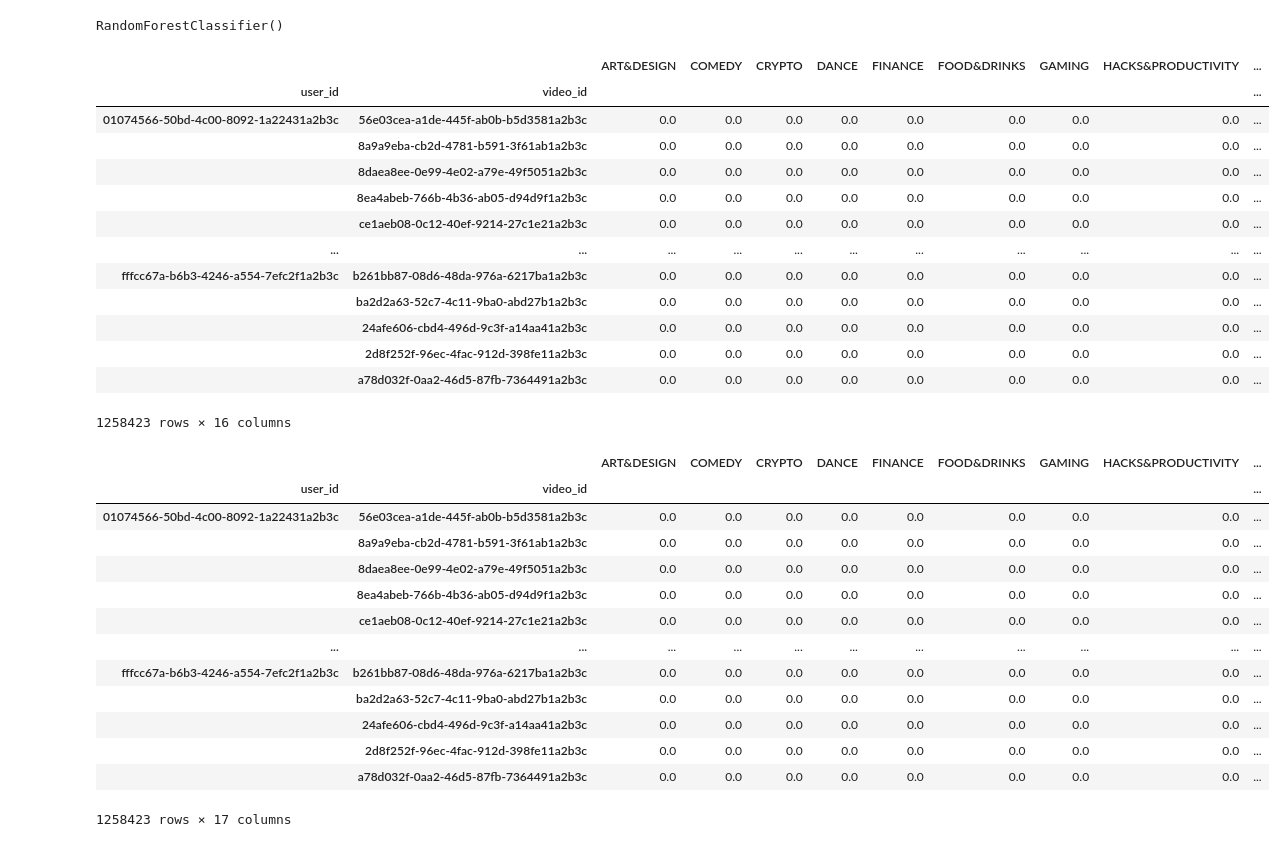
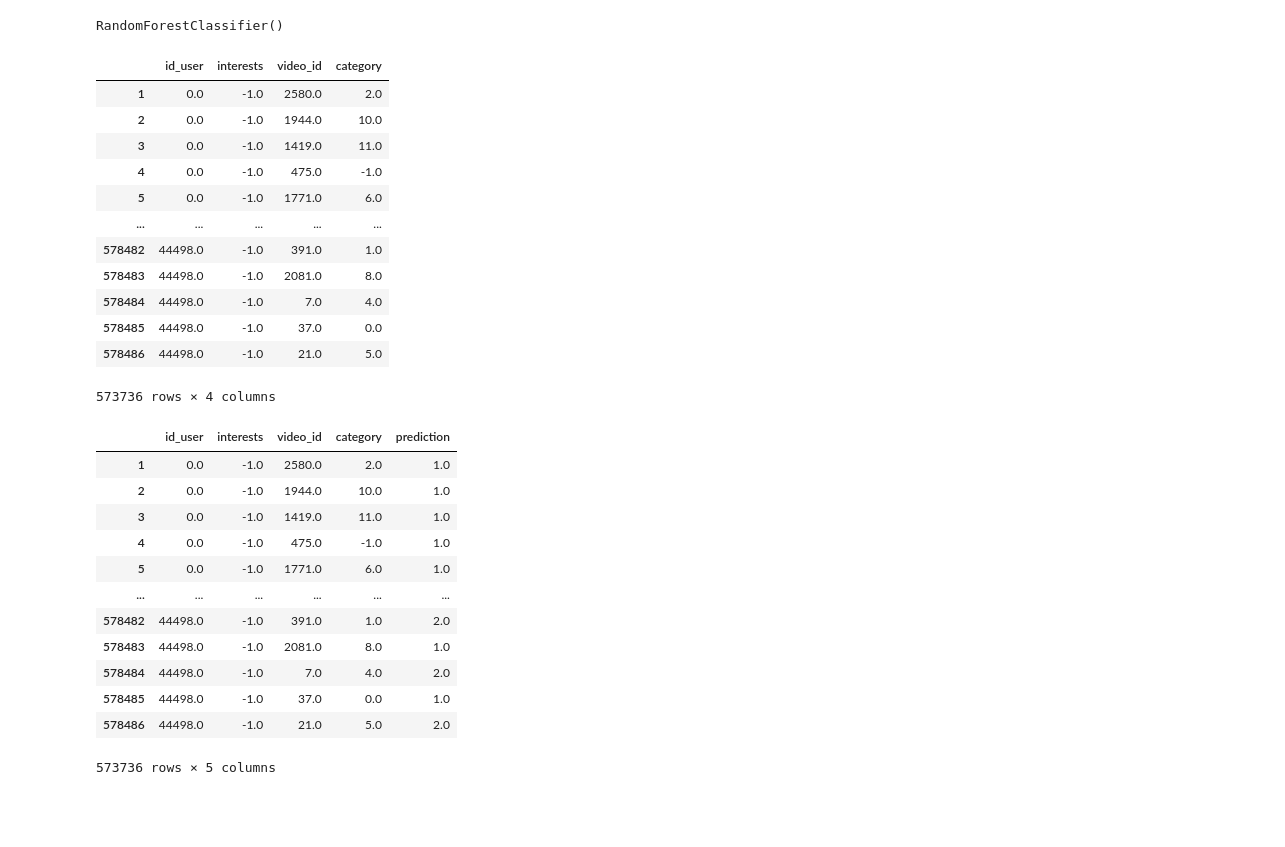
Before and after one commit to lozhaowei/NUS_Capstone_Team18, a Jupyter notebook: src/video_recommend/Untitled.ipynb, the cells around one changed output. Drawn from its saved outputs; the diff is of its cells as text; code cells hidden in the pictures; blank space fills up the shorter version.

```diff
--- a/src/video_recommend/Untitled.ipynb
+++ b/src/video_recommend/Untitled.ipynb
@@ -53,4 +68,4 @@ upvotes_df
 # %%
-upvotes_df = upvotes_df.merge(video_df[["id", "season_id", "created_at"]], left_on="video_id", right_on="id", how="left", suffixes=["_upvote", "_video"])
-upvotes_df
+df = df.merge(video_df[["id", "season_id", "created_at"]], left_on="video_id", right_on="id", how="left", suffixes=["_user", "_video"])
+df
 # %% [output]
@@ -70,4 +85,4 @@ upvotes_df
 # %%
-upvotes_category_df = upvotes_df.merge(season_df[["id", "category"]], left_on="season_id", right_on="id", how="left", suffixes=["_video", "_season"])
-upvotes_category_df
+df = df.merge(season_df[["id", "category"]], left_on="season_id", right_on="id", how="left")
+df
 # %% [output]
@@ -204,5 +102,5 @@ interaction_df
 # %%
-end_date = interaction_df["created_at"].max() - timedelta(weeks=2)
-train = interaction_df[interaction_df["created_at"] < end_date].drop(columns="created_at")
+end_date = df["created_at"].max() - timedelta(weeks=2)
+train = df[df["created_at"] < end_date][["id_user", "interests", "video_id", "category", "upvotes"]]
 train
 # %% [output]
@@ -223,6 +120,6 @@ train
 # %%
 enc = OrdinalEncoder(encoded_missing_value=-1)
-enc.fit(interaction_df["category"].to_frame())
-train["category"] = enc.transform(train["category"].to_frame())
+enc.fit(df[["id_user", "interests", "video_id", "category"]])
+train[["id_user", "interests", "video_id", "category"]] = enc.transform(train[["id_user", "interests", "video_id", "category"]])
 train
 # %% [output]
@@ -246,40 +142,40 @@ model.fit(train.loc[:, train.columns != "interaction"], train["interaction"])
 # %% [output]
 RandomForestClassifier()
 # %%
-test = interaction_df[interaction_df["created_at"] >= end_date].drop(columns="created_at")
-test["category"] = enc.transform(test["category"].to_frame())
+test_upvotes = df[df["created_at"] >= end_date][["id_user", "interests", "video_id", "category", "upvotes"]]
+test = df[["id_user", "interests"]].drop_duplicates("id_user").merge(df[["video_id", "category"]].drop_duplicates("category"), how="cross")
+test = pd.DataFrame(enc.transform(test), columns=test.columns)
+test = pd.merge(test, train[["id_user", "interests", "video_id", "category"]], indicator=True, how='outer').query('_merge=="left_only"').drop('_merge', axis=1)
 test
 # %% [output]
-|  |  | ART&DESIGN | COMEDY | CRYPTO | DANCE | FINANCE | FOOD&DRINKS | GAMING | HACKS&PRODUCTIVITY | ... |
-| user_id | video_id |  |  |  |  |  |  |  |  | ... |
-| 01074566-50bd-4c00-8092-1a22431a2b3c | 56e03cea-a1de-445f-ab0b-b5d3581a2b3c | 0.0 | 0.0 | 0.0 | 0.0 | 0.0 | 0.0 | 0.0 | 0.0 | ... |
-|  | 8a9a9eba-cb2d-4781-b591-3f61ab1a2b3c | 0.0 | 0.0 | 0.0 | 0.0 | 0.0 | 0.0 | 0.0 | 0.0 | ... |
-|  | 8daea8ee-0e99-4e02-a79e-49f5051a2b3c | 0.0 | 0.0 | 0.0 | 0.0 | 0.0 | 0.0 | 0.0 | 0.0 | ... |
-|  | 8ea4abeb-766b-4b36-ab05-d94d9f1a2b3c | 0.0 | 0.0 | 0.0 | 0.0 | 0.0 | 0.0 | 0.0 | 0.0 | ... |
-|  | ce1aeb08-0c12-40ef-9214-27c1e21a2b3c | 0.0 | 0.0 | 0.0 | 0.0 | 0.0 | 0.0 | 0.0 | 0.0 | ... |
-| ... | ... | ... | ... | ... | ... | ... | ... | ... | ... | ... |
-| fffcc67a-b6b3-4246-a554-7efc2f1a2b3c | b261bb87-08d6-48da-976a-6217ba1a2b3c | 0.0 | 0.0 | 0.0 | 0.0 | 0.0 | 0.0 | 0.0 | 0.0 | ... |
-|  | ba2d2a63-52c7-4c11-9ba0-abd27b1a2b3c | 0.0 | 0.0 | 0.0 | 0.0 | 0.0 | 0.0 | 0.0 | 0.0 | ... |
-|  | 24afe606-cbd4-496d-9c3f-a14aa41a2b3c | 0.0 | 0.0 | 0.0 | 0.0 | 0.0 | 0.0 | 0.0 | 0.0 | ... |
-|  | 2d8f252f-96ec-4fac-912d-398fe11a2b3c | 0.0 | 0.0 | 0.0 | 0.0 | 0.0 | 0.0 | 0.0 | 0.0 | ... |
-|  | a78d032f-0aa2-46d5-87fb-7364491a2b3c | 0.0 | 0.0 | 0.0 | 0.0 | 0.0 | 0.0 | 0.0 | 0.0 | ... |
+|  | id_user | interests | video_id | category |
+| 1 | 0.0 | -1.0 | 2580.0 | 2.0 |
+| 2 | 0.0 | -1.0 | 1944.0 | 10.0 |
+| 3 | 0.0 | -1.0 | 1419.0 | 11.0 |
+| 4 | 0.0 | -1.0 | 475.0 | -1.0 |
+| 5 | 0.0 | -1.0 | 1771.0 | 6.0 |
+| ... | ... | ... | ... | ... |
+| 578482 | 44498.0 | -1.0 | 391.0 | 1.0 |
+| 578483 | 44498.0 | -1.0 | 2081.0 | 8.0 |
+| 578484 | 44498.0 | -1.0 | 7.0 | 4.0 |
+| 578485 | 44498.0 | -1.0 | 37.0 | 0.0 |
+| 578486 | 44498.0 | -1.0 | 21.0 | 5.0 |
-1258423 rows × 16 columns
+573736 rows × 4 columns
 # %%
-test["prediction"] = model.predict(test.loc[:, test.columns != "interaction"])
+test["prediction"] = model.predict(test)
 test
 # %% [output]
-|  |  | ART&DESIGN | COMEDY | CRYPTO | DANCE | FINANCE | FOOD&DRINKS | GAMING | HACKS&PRODUCTIVITY | ... |
-| user_id | video_id |  |  |  |  |  |  |  |  | ... |
-| 01074566-50bd-4c00-8092-1a22431a2b3c | 56e03cea-a1de-445f-ab0b-b5d3581a2b3c | 0.0 | 0.0 | 0.0 | 0.0 | 0.0 | 0.0 | 0.0 | 0.0 | ... |
-|  | 8a9a9eba-cb2d-4781-b591-3f61ab1a2b3c | 0.0 | 0.0 | 0.0 | 0.0 | 0.0 | 0.0 | 0.0 | 0.0 | ... |
-|  | 8daea8ee-0e99-4e02-a79e-49f5051a2b3c | 0.0 | 0.0 | 0.0 | 0.0 | 0.0 | 0.0 | 0.0 | 0.0 | ... |
-|  | 8ea4abeb-766b-4b36-ab05-d94d9f1a2b3c | 0.0 | 0.0 | 0.0 | 0.0 | 0.0 | 0.0 | 0.0 | 0.0 | ... |
-|  | ce1aeb08-0c12-40ef-9214-27c1e21a2b3c | 0.0 | 0.0 | 0.0 | 0.0 | 0.0 | 0.0 | 0.0 | 0.0 | ... |
-| ... | ... | ... | ... | ... | ... | ... | ... | ... | ... | ... |
-| fffcc67a-b6b3-4246-a554-7efc2f1a2b3c | b261bb87-08d6-48da-976a-6217ba1a2b3c | 0.0 | 0.0 | 0.0 | 0.0 | 0.0 | 0.0 | 0.0 | 0.0 | ... |
-|  | ba2d2a63-52c7-4c11-9ba0-abd27b1a2b3c | 0.0 | 0.0 | 0.0 | 0.0 | 0.0 | 0.0 | 0.0 | 0.0 | ... |
-|  | 24afe606-cbd4-496d-9c3f-a14aa41a2b3c | 0.0 | 0.0 | 0.0 | 0.0 | 0.0 | 0.0 | 0.0 | 0.0 | ... |
-|  | 2d8f252f-96ec-4fac-912d-398fe11a2b3c | 0.0 | 0.0 | 0.0 | 0.0 | 0.0 | 0.0 | 0.0 | 0.0 | ... |
-|  | a78d032f-0aa2-46d5-87fb-7364491a2b3c | 0.0 | 0.0 | 0.0 | 0.0 | 0.0 | 0.0 | 0.0 | 0.0 | ... |
+|  | id_user | interests | video_id | category | prediction |
+| 1 | 0.0 | -1.0 | 2580.0 | 2.0 | 1.0 |
+| 2 | 0.0 | -1.0 | 1944.0 | 10.0 | 1.0 |
+| 3 | 0.0 | -1.0 | 1419.0 | 11.0 | 1.0 |
+| 4 | 0.0 | -1.0 | 475.0 | -1.0 | 1.0 |
+| 5 | 0.0 | -1.0 | 1771.0 | 6.0 | 1.0 |
+| ... | ... | ... | ... | ... | ... |
+| 578482 | 44498.0 | -1.0 | 391.0 | 1.0 | 2.0 |
+| 578483 | 44498.0 | -1.0 | 2081.0 | 8.0 | 1.0 |
+| 578484 | 44498.0 | -1.0 | 7.0 | 4.0 | 2.0 |
+| 578485 | 44498.0 | -1.0 | 37.0 | 0.0 | 1.0 |
+| 578486 | 44498.0 | -1.0 | 21.0 | 5.0 | 2.0 |
-1258423 rows × 17 columns
+573736 rows × 5 columns
 # %%
```
Also changed, not shown: parts of 21 cells of this notebook, 18 other files.
